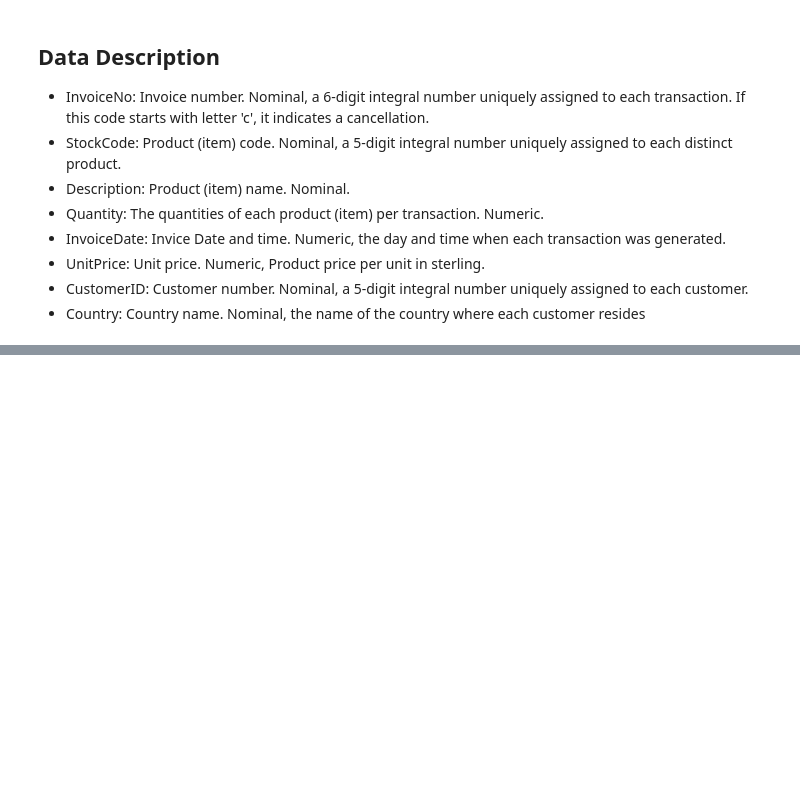
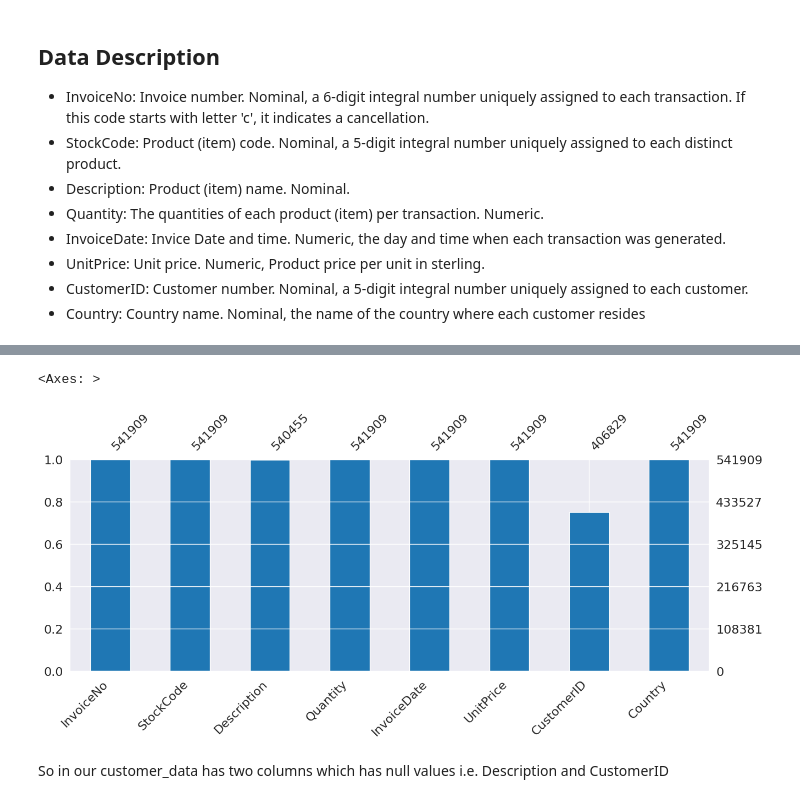
Before and after one commit to sahoomrutyunjaya12345/OnlineRetailCustomerSegmentation, a Jupyter notebook: Online_Retail_Customer_SegmentationCapstoneProject.ipynb, the cells around one changed output, grey strips where cells are left out. Drawn from its saved outputs; the diff is of its cells as text; code cells hidden in the pictures; blank space fills up the shorter version.

```diff
--- a/Online_Retail_Customer_SegmentationCapstoneProject.ipynb
+++ b/Online_Retail_Customer_SegmentationCapstoneProject.ipynb
@@ -44,0 +52,3 @@ warnings.filterwarnings('ignore')
+# %%
+# importing our .csv data files by using unicode_escape for unicode format of our dataset if any
+customer_data=pd.read_csv('/content/drive/MyDrive/AlmaBetter/unsupervised learning capstone/Online Retail.xlsx - Online Retail.csv',encoding= 'unicode_escape')
@@ -44,0 +121,8 @@ warnings.filterwarnings('ignore')
+# %%
+# visualizing the null values through missingo library
+msno.bar(customer_data,figsize=(15,5),color="tab:blue")
+# %% [output]
+<Axes: >
+[figure, added]
+# %% [markdown]
+So in our customer_data has two columns which has null values i.e. Description and CustomerID
```
Also changed, not shown: parts of 24 cells of this notebook.
